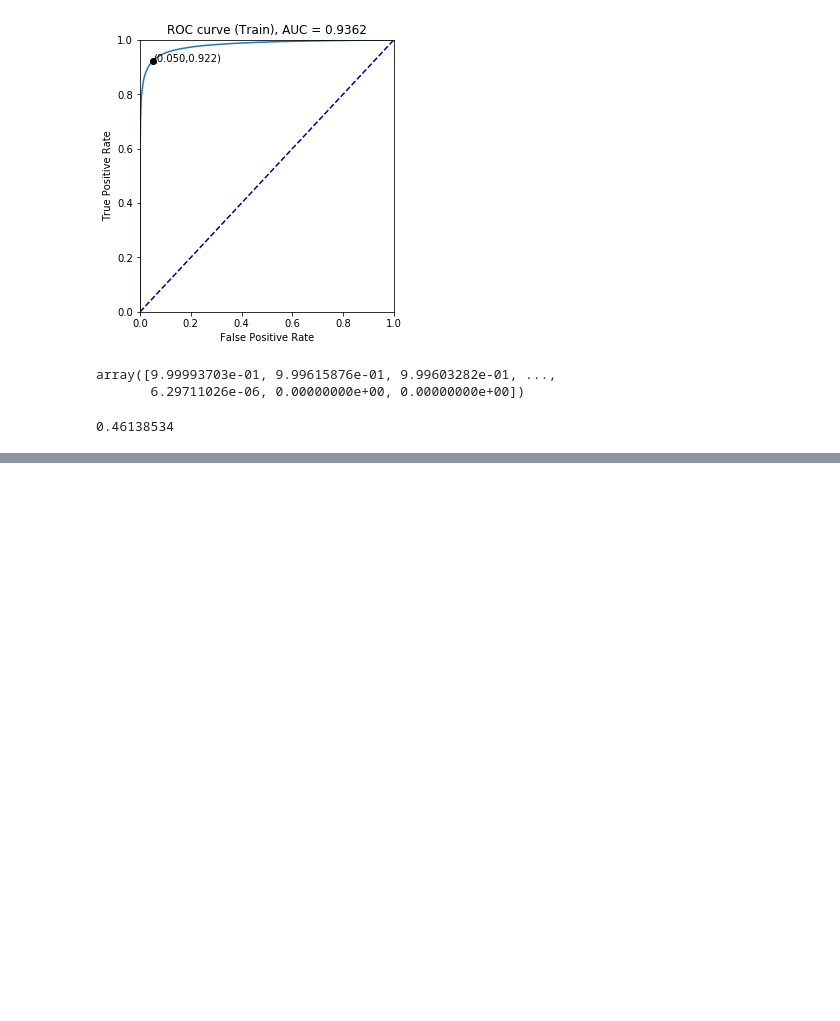
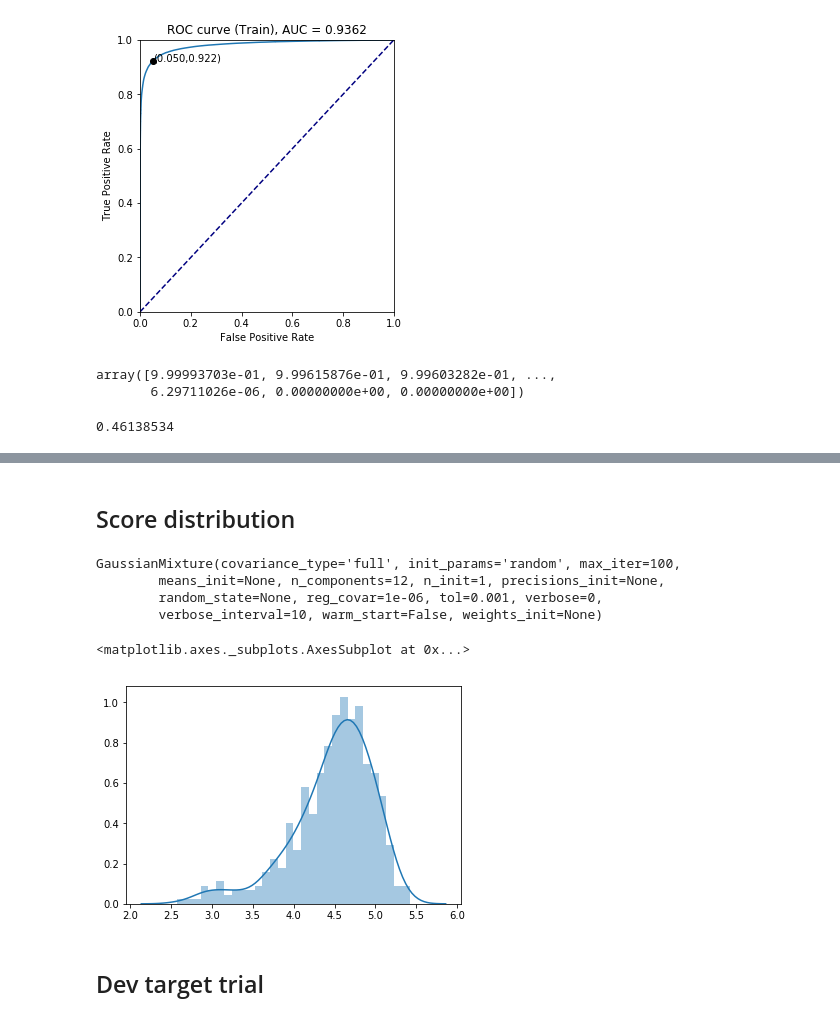
Before and after one commit to muncok/ASV_Experiments, a Jupyter notebook: exp_adaptive_sv/dev_score_dist.ipynb, the cells around one changed output, grey strips where cells are left out. Saved outputs shown, nothing was run; the diff lists cells and outputs as text; code cells hidden in the pictures; blank space fills up the shorter version.

```diff
--- a/exp_adaptive_sv/adjust_threshold.ipynb
+++ b/exp_adaptive_sv/dev_score_dist.ipynb
@@ -53,0 +95,15 @@ thres_[np.where(fnr_ < 0.01)[0][0]]
+# %% [markdown]
+## Score distribution
+# %%
+from sklearn.mixture import GaussianMixture as gaussian
+
+target_score_model = gaussian(n_components=12, init_params='random')
+target_score_model.fit(dev_scores[dev_labels==1].reshape(-1, 1))
+
+imp_score_model = gaussian(n_components=12, init_params='random')
+imp_score_model.fit(dev_scores[dev_labels==0].reshape(-1, 1))
+# %% [output]
+GaussianMixture(covariance_type='full', init_params='random', max_iter=100,
+        means_init=None, n_components=12, n_init=1, precisions_init=None,
+        random_state=None, reg_covar=1e-06, tol=0.001, verbose=0,
+        verbose_interval=10, warm_start=False, weights_init=None)
@@ -53,0 +120,8 @@ thres_[np.where(fnr_ < 0.01)[0][0]]
+# %%
+import seaborn as sns
+sns.distplot(norm_score_fusions[test_trial[1]==1], bins=30, kde=True)
+# %% [output]
+<matplotlib.axes._subplots.AxesSubplot at 0x...>
+[figure, added]
+# %% [markdown]
+## Dev target trial
```
Also changed, not shown: parts of 11 cells of this notebook, 21 other files.
